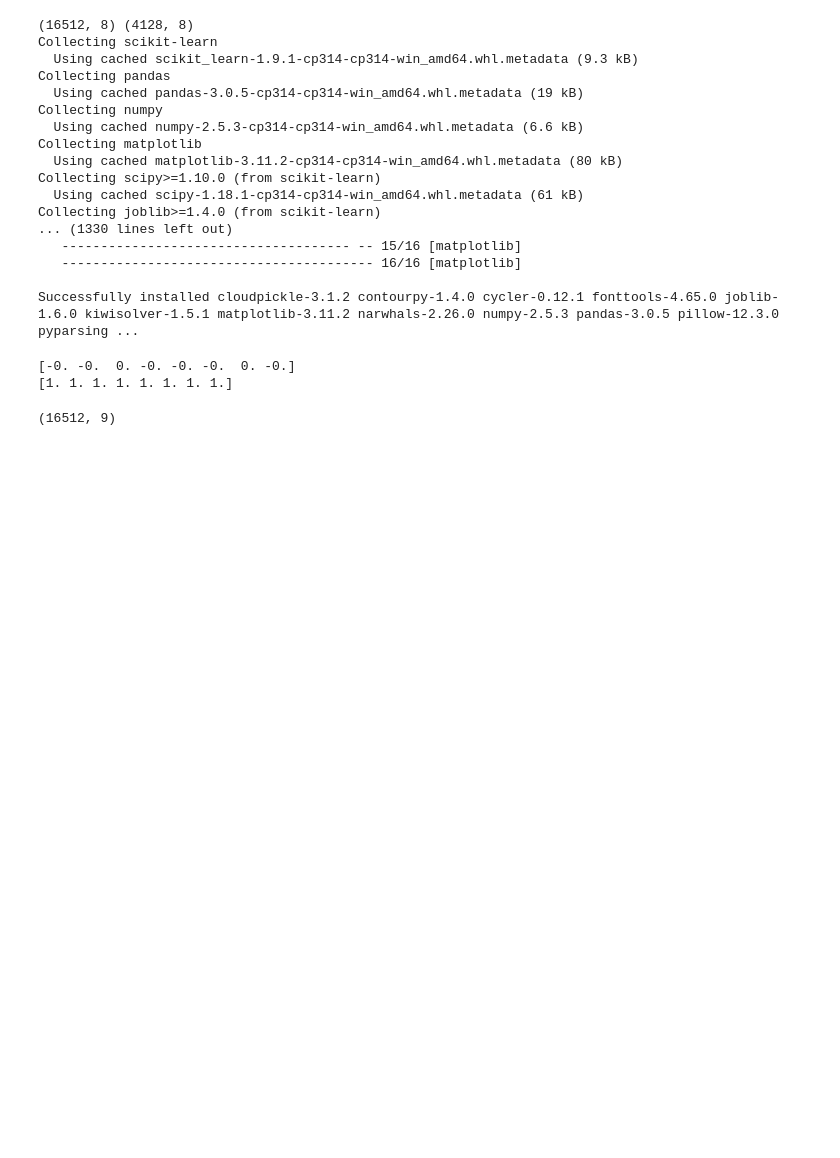
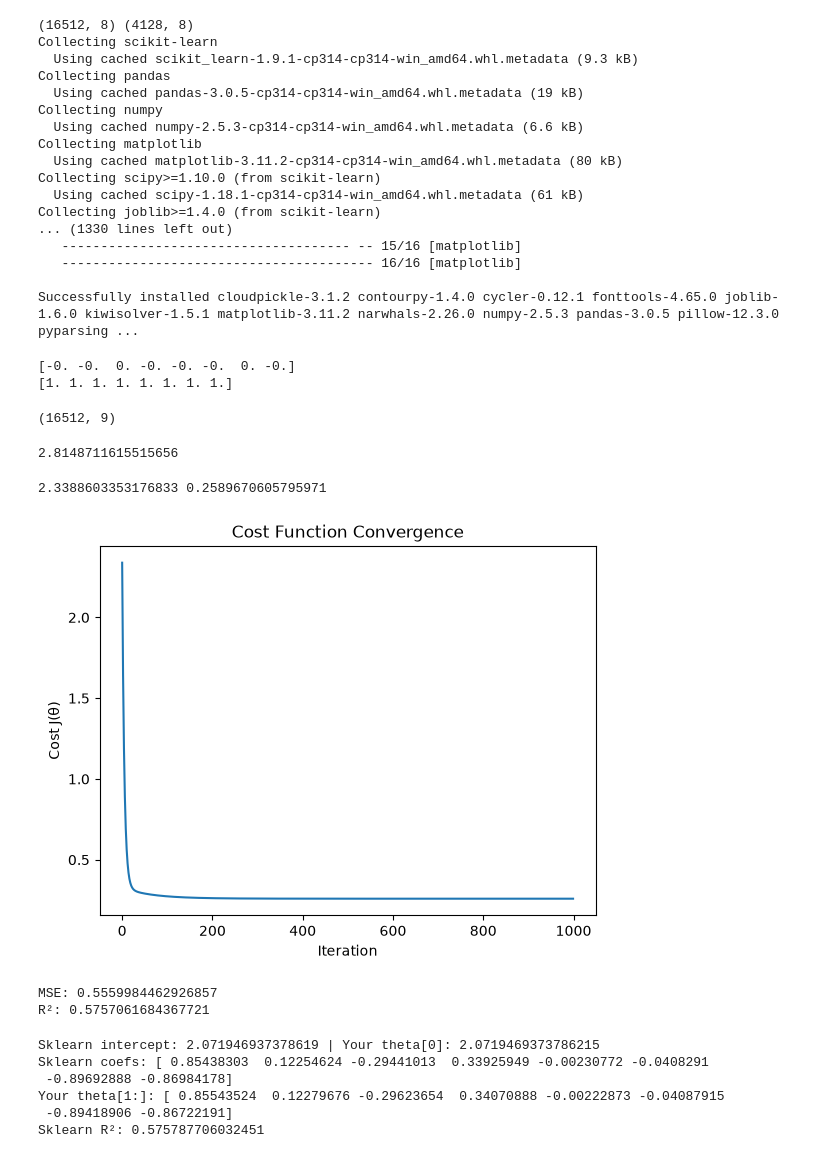
Before and after one commit to shaikhadnan0123/valentius-kryptix-ml1, a Jupyter notebook: linear_regression_scratch.ipynb, the cells around one changed output. Cells and saved outputs as stored; diff of their text form; code cells hidden in the pictures; blank space fills up the shorter version.

```diff
--- a/linear_regression_scratch.ipynb
+++ b/linear_regression_scratch.ipynb
@@ -98,0 +106,76 @@ def hypothesis(X, theta):
+# %%
+theta = np.zeros(X_train_b.shape[1])
+initial_cost = compute_cost(X_train_b, y_train, theta)
+print(initial_cost)
+# %% [output]
+2.8148711615515656
+# %%
+def compute_gradient(X, y, theta):
+    m = len(y)
+    predictions = hypothesis(X, theta)
+    errors = predictions - y
+    gradient = (1 / m) * (X.T @ errors)
+    return gradient
+# %%
+def gradient_descent(X, y, theta, alpha, num_iters):
+    m = len(y)
+    cost_history = []
+    for i in range(num_iters):
+        grad = compute_gradient(X, y, theta)
+        theta = theta - alpha * grad
+        cost_history.append(compute_cost(X, y, theta))
+    return theta, cost_history
+# %%
+theta = np.zeros(X_train_b.shape[1])
+alpha = 0.1
+num_iters = 1000
+theta_final, cost_history = gradient_descent(X_train_b, y_train, theta, alpha, num_iters)
+print(cost_history[0], cost_history[-1])
+# %% [output]
+2.3388603353176833 0.2589670605795971
+# %%
+import matplotlib.pyplot as plt
+
+plt.plot(range(num_iters), cost_history)
+plt.xlabel('Iteration')
+plt.ylabel('Cost J(θ)')
+plt.title('Cost Function Convergence')
+plt.show()
+# %% [output]
+[figure, added]
+# %%
+y_pred = hypothesis(X_test_b, theta_final)
+
+# MSE - manual
+mse = np.mean((y_pred - y_test) ** 2)
+
+# R² - manual
+ss_res = np.sum((y_test - y_pred) ** 2)          # residual sum of squares
+ss_tot = np.sum((y_test - np.mean(y_test)) ** 2) # total variance in y
+r2 = 1 - (ss_res / ss_tot)
+
+print("MSE:", mse)
+print("R²:", r2)
+# %% [output]
+MSE: 0.5559984462926857
+R²: 0.5757061684367721
+# %%
+from sklearn.linear_model import LinearRegression
+
+sk_model = LinearRegression()
+sk_model.fit(X_train_scaled, y_train)  # note: no bias column needed, sklearn adds its own intercept
+y_pred_sk = sk_model.predict(X_test_scaled)
+
+sk_r2 = sk_model.score(X_test_scaled, y_test)
+
+print("Sklearn intercept:", sk_model.intercept_, "| Your theta[0]:", theta_final[0])
+print("Sklearn coefs:", sk_model.coef_)
+print("Your theta[1:]:", theta_final[1:])
+print("Sklearn R²:", sk_r2)
+# %% [output]
+Sklearn intercept: 2.071946937378619 | Your theta[0]: 2.0719469373786215
+Sklearn coefs: [ 0.85438303  0.12254624 -0.29441013  0.33925949 -0.00230772 -0.0408291
+ -0.89692888 -0.86984178]
+Your theta[1:]: [ 0.85543524  0.12279676 -0.29623654  0.34070888 -0.00222873 -0.04087915
+ -0.89418906 -0.86722191]
+Sklearn R²: 0.575787706032451
```
Also changed, not shown: parts of 2 cells of this notebook, 12 other files.
